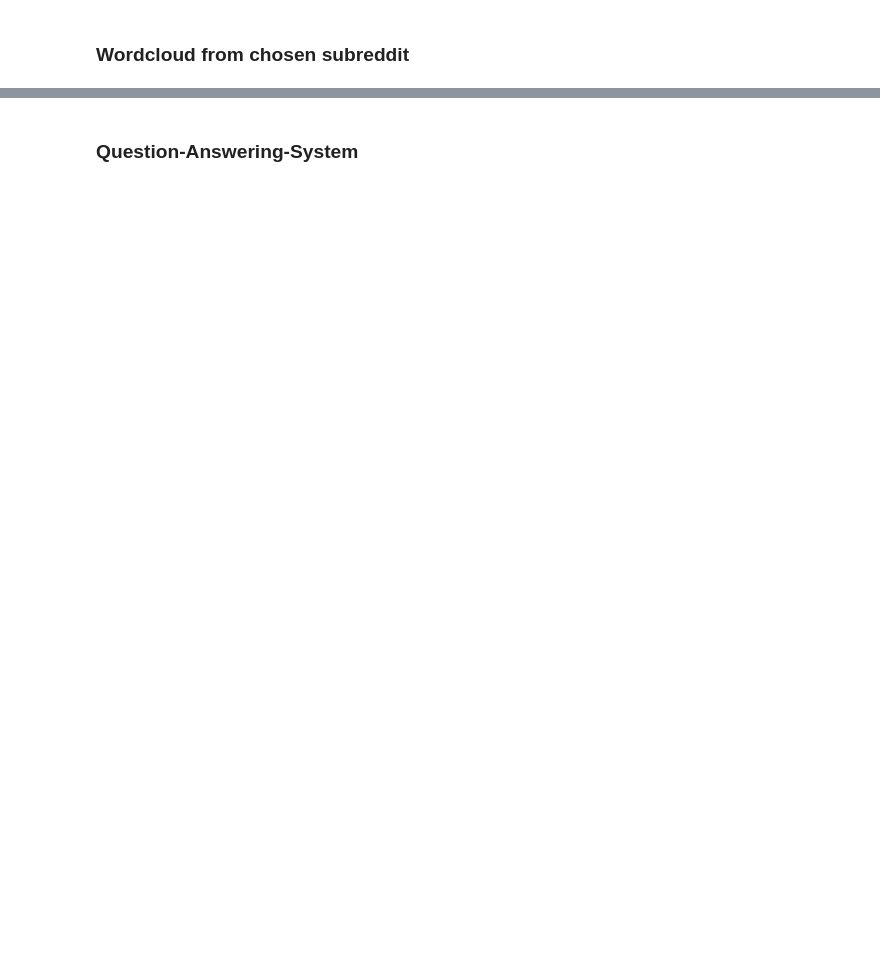
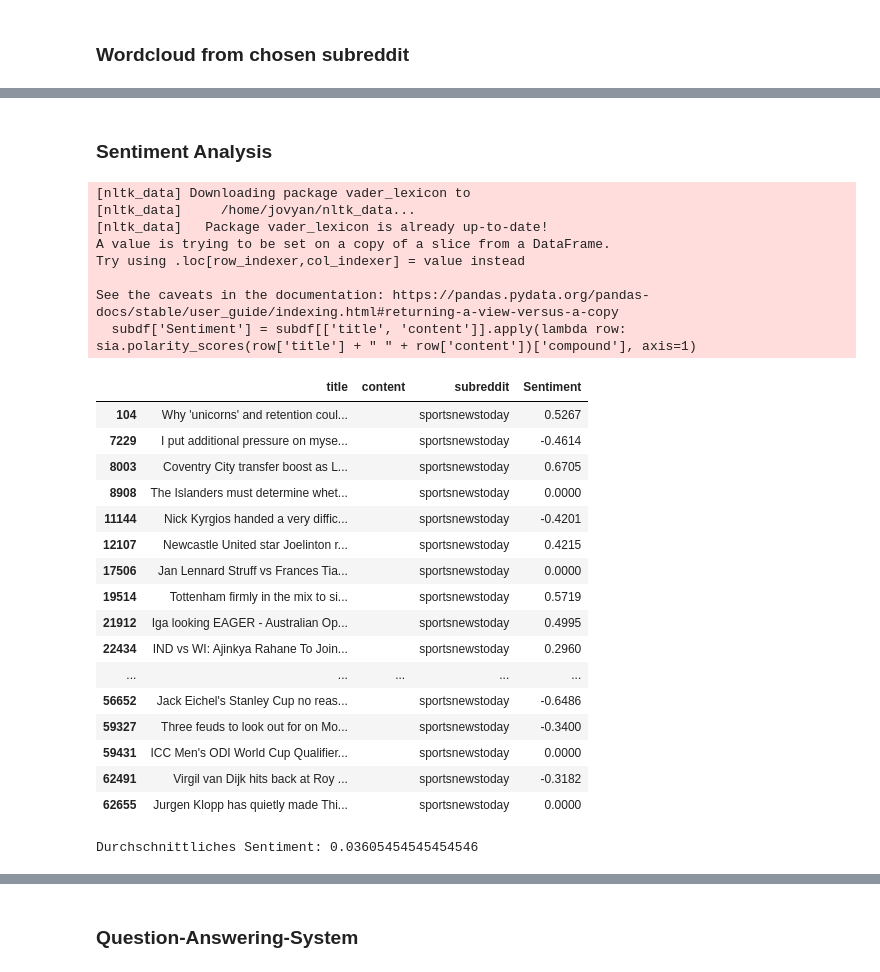
Before and after one commit to AlphaSigmaIota/BigDataReddit, a Jupyter notebook: jupyter/data/DataAnalysis.ipynb, the cells around one changed output, grey strips where cells are left out. Saved outputs shown, nothing was run; the diff lists cells and outputs as text; code cells hidden in the pictures; blank space fills up the shorter version.

```diff
--- a/jupyter/data/DataAnalysis.ipynb
+++ b/jupyter/data/DataAnalysis.ipynb
@@ -111,0 +180,54 @@ plt.show()
+# %% [markdown]
+### Sentiment Analysis
+# %%
+import pandas as pd
+import nltk
+nltk.download('vader_lexicon')  # Lade den Sentiment-Analyse-Lexikon aus NLTK
+
+from nltk.sentiment import SentimentIntensityAnalyzer
+
+# create SentimentIntensityAnalyzer
+sia = SentimentIntensityAnalyzer()
+
+# load dataframe
+subdf = df[df["subreddit"]==subreddit]
+
+# add new column for sentiment
+subdf['Sentiment'] = subdf[['title', 'content']].apply(lambda row: sia.polarity_scores(row['title'] + " " + row['content'])['compound'], axis=1)
+
+#show top 20 results
+subdf.head(20)
+# %% [output]
+[nltk_data] Downloading package vader_lexicon to
+[nltk_data]     /home/jovyan/nltk_data...
+[nltk_data]   Package vader_lexicon is already up-to-date!
+A value is trying to be set on a copy of a slice from a DataFrame.
+Try using .loc[row_indexer,col_indexer] = value instead
+
+See the caveats in the documentation: https://pandas.pydata.org/pandas-docs/stable/user_guide/indexing.html#returning-a-view-versus-a-copy
+  subdf['Sentiment'] = subdf[['title', 'content']].apply(lambda row: sia.polarity_scores(row['title'] + " " + row['content'])['compound'], axis=1)
+|  | title | content | subreddit | Sentiment |
+| 104 | Why 'unicorns' and retention coul... |  | sportsnewstoday | 0.5267 |
+| 7229 | I put additional pressure on myse... |  | sportsnewstoday | -0.4614 |
+| 8003 | Coventry City transfer boost as L... |  | sportsnewstoday | 0.6705 |
+| 8908 | The Islanders must determine whet... |  | sportsnewstoday | 0.0000 |
+| 11144 | Nick Kyrgios handed a very diffic... |  | sportsnewstoday | -0.4201 |
+| 12107 | Newcastle United star Joelinton r... |  | sportsnewstoday | 0.4215 |
+| 17506 | Jan Lennard Struff vs Frances Tia... |  | sportsnewstoday | 0.0000 |
+| 19514 | Tottenham firmly in the mix to si... |  | sportsnewstoday | 0.5719 |
+| 21912 | Iga looking EAGER - Australian Op... |  | sportsnewstoday | 0.4995 |
+| 22434 | IND vs WI: Ajinkya Rahane To Join... |  | sportsnewstoday | 0.2960 |
+| ... | ... | ... | ... | ... |
+| 56652 | Jack Eichel's Stanley Cup no reas... |  | sportsnewstoday | -0.6486 |
+| 59327 | Three feuds to look out for on Mo... |  | sportsnewstoday | -0.3400 |
+| 59431 | ICC Men's ODI World Cup Qualifier... |  | sportsnewstoday | 0.0000 |
+| 62491 | Virgil van Dijk hits back at Roy ... |  | sportsnewstoday | -0.3182 |
+| 62655 | Jurgen Klopp has quietly made Thi... |  | sportsnewstoday | 0.0000 |
+# %%
+#calculate average sentiment
+average_sentiment = subdf['Sentiment'].mean()
+
+#print result
+print("Durchschnittliches Sentiment:", average_sentiment)
+# %% [output]
+Durchschnittliches Sentiment: 0.03605454545454546
```
Also changed, not shown: parts of 21 cells of this notebook.
